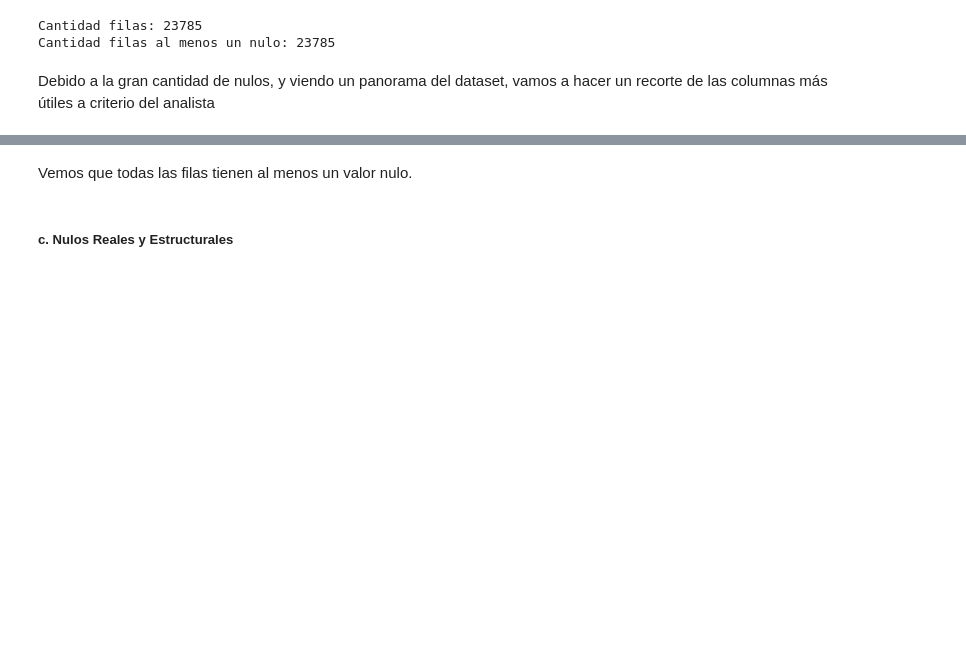
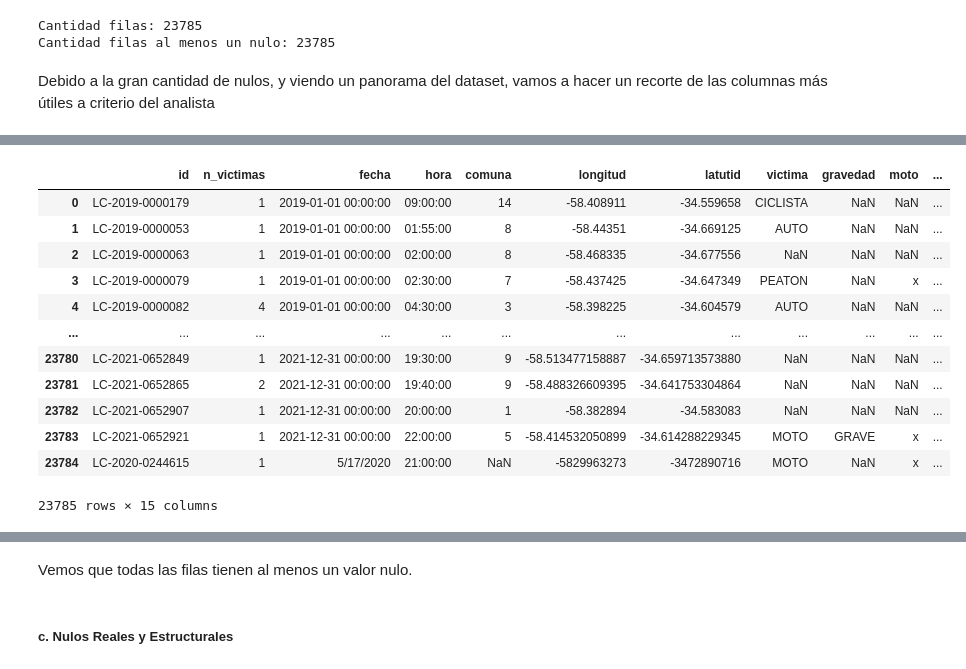
Before and after one commit to cypbk/pida-javier-bengolea, a Jupyter notebook: main.ipynb, the cells around one changed output, grey strips where cells are left out. Drawn from its saved outputs; the diff is of its cells as text; code cells hidden in the pictures; blank space fills up the shorter version.

```diff
--- a/main.ipynb
+++ b/main.ipynb
@@ -1336,0 +1118,16 @@ data_hl2.drop(['transporte_publico_x',	'camion_x',	'ciclista_x','moto_y','auto_y
+# %%
+data_hl
+# %% [output]
+|  | id | n_victimas | fecha | hora | comuna | longitud | latutid | victima | gravedad | moto | ... |
+| 0 | LC-2019-0000179 | 1 | 2019-01-01 00:00:00 | 09:00:00 | 14 | -58.408911 | -34.559658 | CICLISTA | NaN | NaN | ... |
+| 1 | LC-2019-0000053 | 1 | 2019-01-01 00:00:00 | 01:55:00 | 8 | -58.44351 | -34.669125 | AUTO | NaN | NaN | ... |
+| 2 | LC-2019-0000063 | 1 | 2019-01-01 00:00:00 | 02:00:00 | 8 | -58.468335 | -34.677556 | NaN | NaN | NaN | ... |
+| 3 | LC-2019-0000079 | 1 | 2019-01-01 00:00:00 | 02:30:00 | 7 | -58.437425 | -34.647349 | PEATON | NaN | x | ... |
+| 4 | LC-2019-0000082 | 4 | 2019-01-01 00:00:00 | 04:30:00 | 3 | -58.398225 | -34.604579 | AUTO | NaN | NaN | ... |
+| ... | ... | ... | ... | ... | ... | ... | ... | ... | ... | ... | ... |
+| 23780 | LC-2021-0652849 | 1 | 2021-12-31 00:00:00 | 19:30:00 | 9 | -58.513477158887 | -34.659713573880 | NaN | NaN | NaN | ... |
+| 23781 | LC-2021-0652865 | 2 | 2021-12-31 00:00:00 | 19:40:00 | 9 | -58.488326609395 | -34.641753304864 | NaN | NaN | NaN | ... |
+| 23782 | LC-2021-0652907 | 1 | 2021-12-31 00:00:00 | 20:00:00 | 1 | -58.382894 | -34.583083 | NaN | NaN | NaN | ... |
+| 23783 | LC-2021-0652921 | 1 | 2021-12-31 00:00:00 | 22:00:00 | 5 | -58.414532050899 | -34.614288229345 | MOTO | GRAVE | x | ... |
+| 23784 | LC-2020-0244615 | 1 | 5/17/2020 | 21:00:00 | NaN | -5829963273 | -3472890716 | MOTO | NaN | x | ... |
+23785 rows × 15 columns
```
Also changed, not shown: parts of 73 cells of this notebook, 2 other files.
